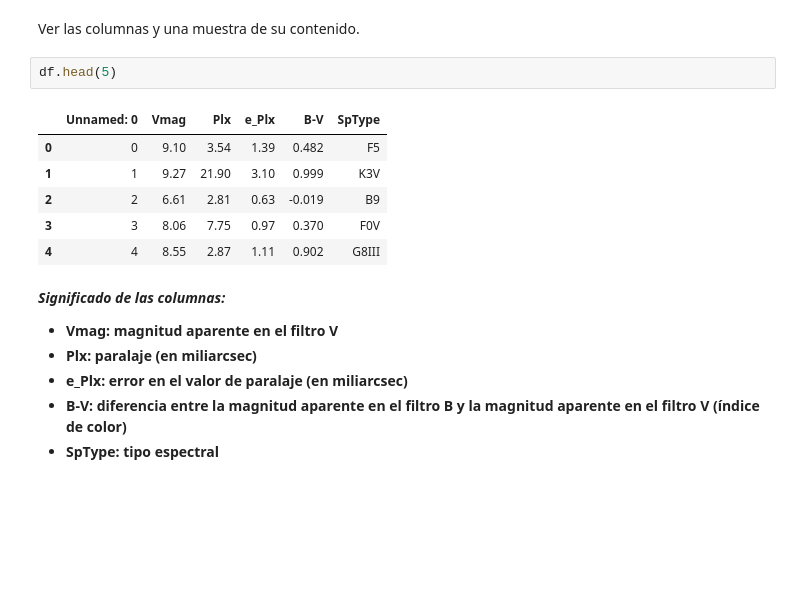
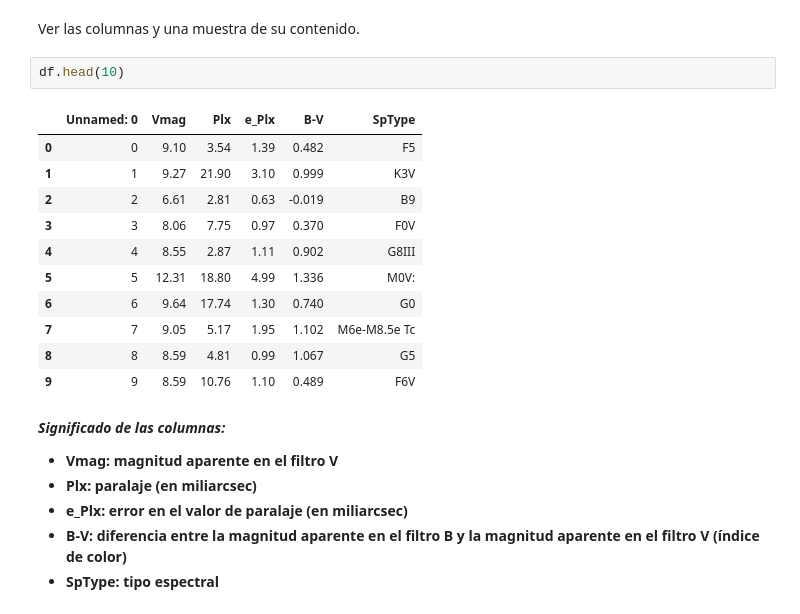
Before and after one commit to molkrovic/Tipos-espectrales, a Jupyter notebook: src/tipos_espectrales.ipynb, the cells around one changed output. Drawn from its saved outputs; the diff is of its cells as text; blank space fills up the shorter version.

```diff
--- a/src/tipos_espectrales.ipynb
+++ b/src/tipos_espectrales.ipynb
@@ -17,14 +22,19 @@ df = pd.read_csv('../data/Star99999_raw.csv')
 # %% [markdown]
 Ver las columnas y una muestra de su contenido.
 # %%
-df.head(5)
+df.head(10)
 # %% [output]
 |  | Unnamed: 0 | Vmag | Plx | e_Plx | B-V | SpType |
 | 0 | 0 | 9.10 | 3.54 | 1.39 | 0.482 | F5 |
 | 1 | 1 | 9.27 | 21.90 | 3.10 | 0.999 | K3V |
 | 2 | 2 | 6.61 | 2.81 | 0.63 | -0.019 | B9 |
 | 3 | 3 | 8.06 | 7.75 | 0.97 | 0.370 | F0V |
 | 4 | 4 | 8.55 | 2.87 | 1.11 | 0.902 | G8III |
+| 5 | 5 | 12.31 | 18.80 | 4.99 | 1.336 | M0V: |
+| 6 | 6 | 9.64 | 17.74 | 1.30 | 0.740 | G0 |
+| 7 | 7 | 9.05 | 5.17 | 1.95 | 1.102 | M6e-M8.5e Tc |
+| 8 | 8 | 8.59 | 4.81 | 0.99 | 1.067 | G5 |
+| 9 | 9 | 8.59 | 10.76 | 1.10 | 0.489 | F6V |
 # %% [markdown]
 ***Significado de las columnas:***
 
```
Also changed, not shown: parts of 23 cells of this notebook, 1 other file.
